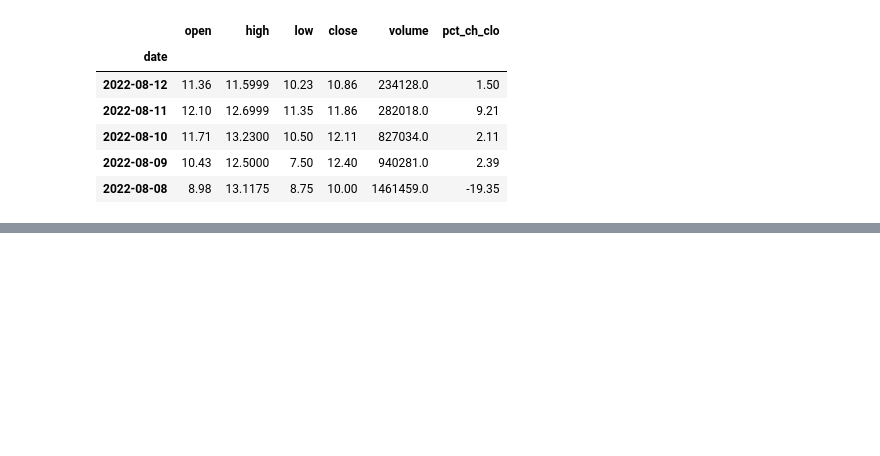
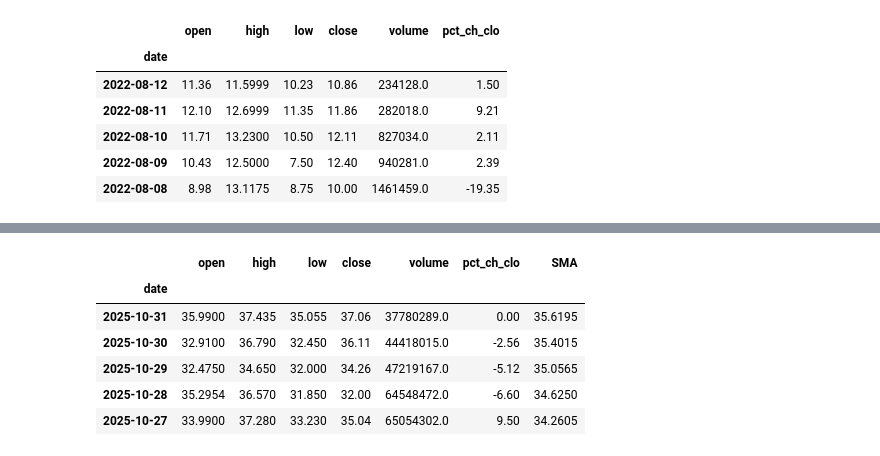
Before and after one commit to MWPerrineJr/my_portfolio, a Jupyter notebook: stock_analysis.ipynb, the cells around one changed output, grey strips where cells are left out. Saved outputs shown, nothing was run; the diff lists cells and outputs as text; code cells hidden in the pictures; blank space fills up the shorter version.

Commit message:
join stock and sma

```diff
--- a/stock_analysis.ipynb
+++ b/stock_analysis.ipynb
@@ -193,0 +194,14 @@ plt.show()
+# %%
+stock_qbts = pd.merge(stock, qbts, on='date', how='inner')
+# %%
+stock_qbts = stock_qbts.fillna(0)
+# %%
+stock_qbts.head()
+# %% [output]
+|  | open | high | low | close | volume | pct_ch_clo | SMA |
+| date |  |  |  |  |  |  |  |
+| 2025-10-31 | 35.9900 | 37.435 | 35.055 | 37.06 | 37780289.0 | 0.00 | 35.6195 |
+| 2025-10-30 | 32.9100 | 36.790 | 32.450 | 36.11 | 44418015.0 | -2.56 | 35.4015 |
+| 2025-10-29 | 32.4750 | 34.650 | 32.000 | 34.26 | 47219167.0 | -5.12 | 35.0565 |
+| 2025-10-28 | 35.2954 | 36.570 | 31.850 | 32.00 | 64548472.0 | -6.60 | 34.6250 |
+| 2025-10-27 | 33.9900 | 37.280 | 33.230 | 35.04 | 65054302.0 | 9.50 | 34.2605 |
```
Also changed, not shown: parts of 9 cells of this notebook.
